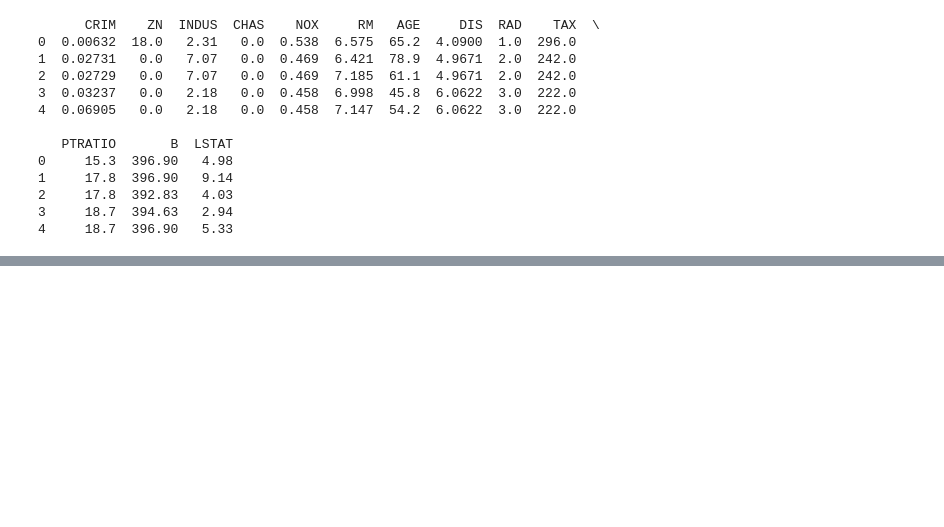
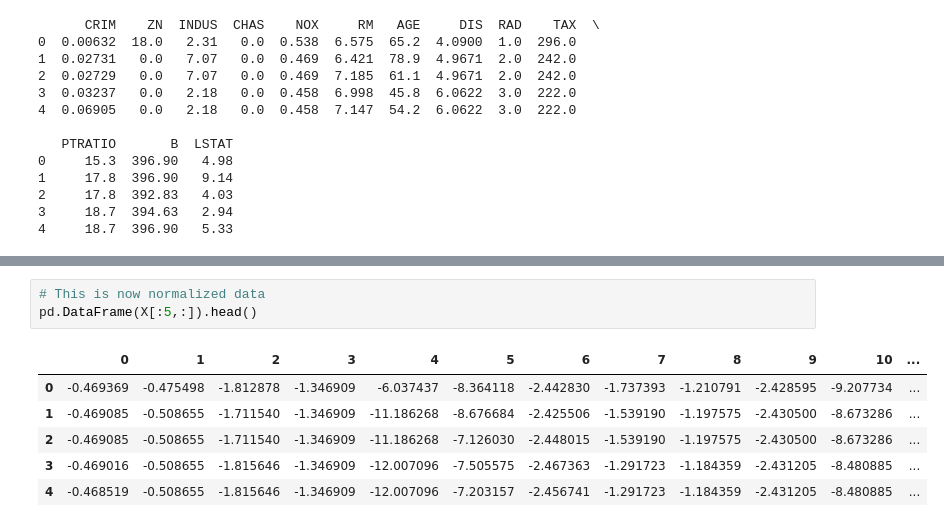
Before and after one commit to Anand-Raj-CSE/B.Tech.-Projects, a Jupyter notebook: MINI PROJECTS/Boston House prediction - Multi feature Linaer regression/Boston House Prediction - Multi feature Linear Regression.ipynb, the cells around one changed output, grey strips where cells are left out. Drawn from its saved outputs; the diff is of its cells as text; blank space fills up the shorter version.

```diff
--- a/MINI PROJECTS/Boston House prediction - Multi feature Linaer regression/Boston House Prediction - Multi feature Linear Regression.ipynb
+++ b/MINI PROJECTS/Boston House prediction - Multi feature Linaer regression/Boston House Prediction - Multi feature Linear Regression.ipynb
@@ -72,0 +117,10 @@ print(df.head())
+# %%
+# This is now normalized data
+pd.DataFrame(X[:5,:]).head()
+# %% [output]
+|  | 0 | 1 | 2 | 3 | 4 | 5 | 6 | 7 | 8 | 9 | 10 | ... |
+| 0 | -0.469369 | -0.475498 | -1.812878 | -1.346909 | -6.037437 | -8.364118 | -2.442830 | -1.737393 | -1.210791 | -2.428595 | -9.207734 | ... |
+| 1 | -0.469085 | -0.508655 | -1.711540 | -1.346909 | -11.186268 | -8.676684 | -2.425506 | -1.539190 | -1.197575 | -2.430500 | -8.673286 | ... |
+| 2 | -0.469085 | -0.508655 | -1.711540 | -1.346909 | -11.186268 | -7.126030 | -2.448015 | -1.539190 | -1.197575 | -2.430500 | -8.673286 | ... |
+| 3 | -0.469016 | -0.508655 | -1.815646 | -1.346909 | -12.007096 | -7.505575 | -2.467363 | -1.291723 | -1.184359 | -2.431205 | -8.480885 | ... |
+| 4 | -0.468519 | -0.508655 | -1.815646 | -1.346909 | -12.007096 | -7.203157 | -2.456741 | -1.291723 | -1.184359 | -2.431205 | -8.480885 | ... |
```
Also changed, not shown: parts of 9 cells of this notebook.
